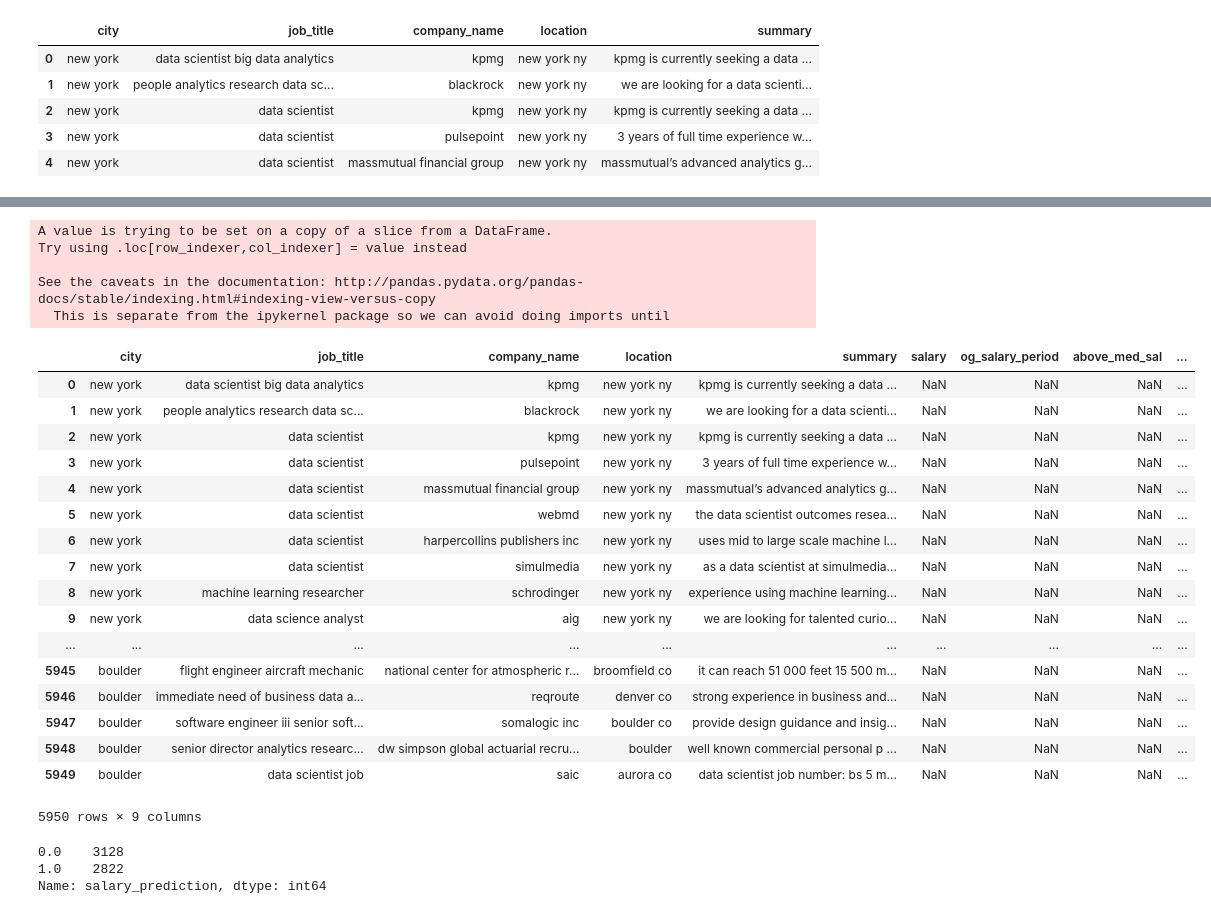
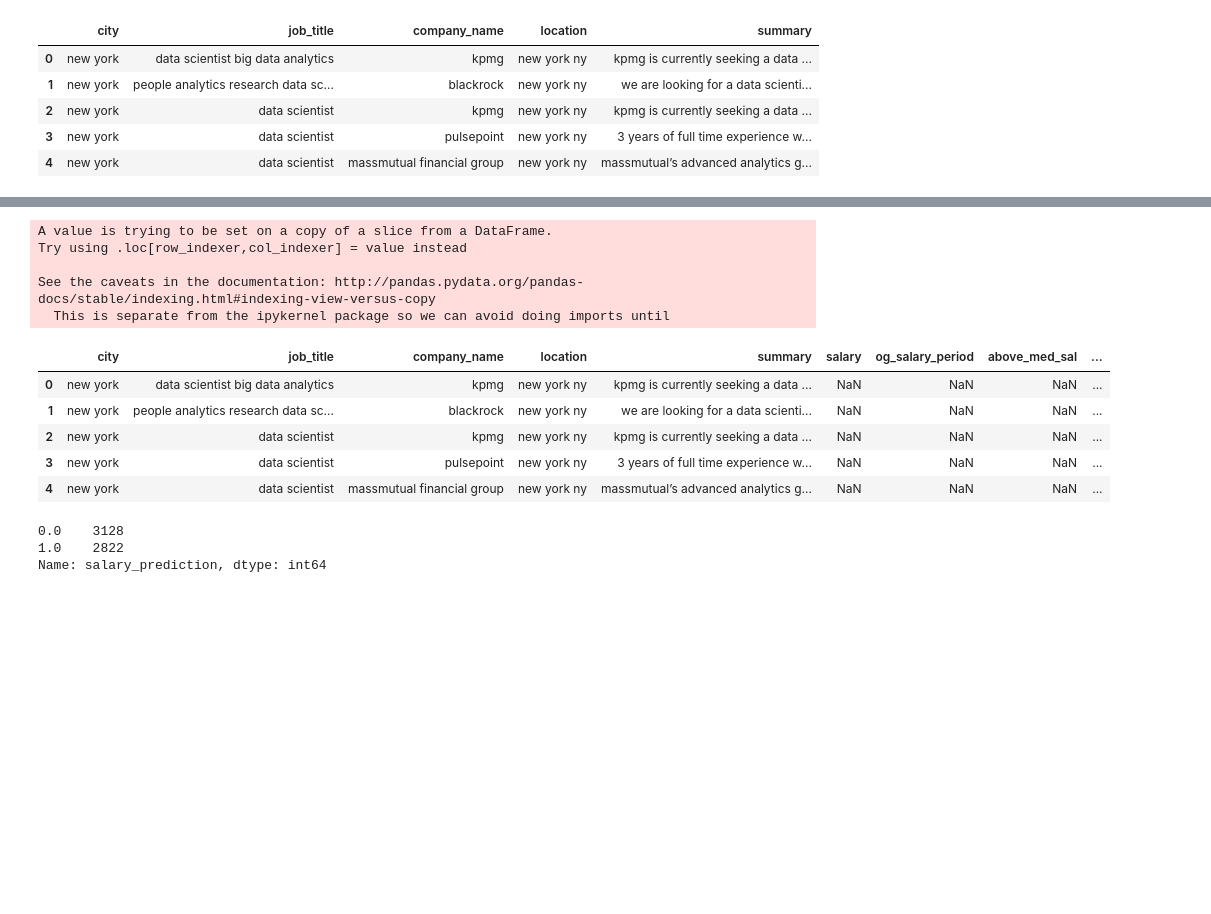
Before and after one commit to msalmon00/Portfolio, a Jupyter notebook: Indeed-Job-Scraper-Analysis-and-Salary-Predictions.ipynb, the cells around one changed output, grey strips where cells are left out. Saved outputs shown, nothing was run; the diff lists cells and outputs as text; code cells hidden in the pictures; blank space fills up the shorter version.

```diff
--- a/Indeed-Job-Scraper-Analysis-and-Salary-Predictions.ipynb
+++ b/Indeed-Job-Scraper-Analysis-and-Salary-Predictions.ipynb
@@ -408,7 +411,7 @@ plt.rcParams['figure.figsize'] = (8, 6)
 plt.rcParams['font.size'] = 17
 # %%
 #reading csv with index_col = 0, to avoid an additional unnamed column of separate index values
-scrape_data = pd.read_csv("scraped_clean.csv", index_col=0)
+scrape_data = pd.read_csv("data/scraped_clean.csv", index_col=0)
 
 #resetting index
 scrape_data.reset_index(drop=True, inplace=True)
@@ -1372,32 +1351,20 @@ See the caveats in the documentation: http://pandas.pydata.org/pandas-docs/stabl
 # %%
 #generating median salary predictions for unsalaried job postings
 predict_y = logreg.predict(predict_X)   #generates predicted values of Y_test from X_test based off of training set.
 predict_data["salary_prediction"] = predict_y
-predict_data
+predict_data.head()
 # %% [output]
 A value is trying to be set on a copy of a slice from a DataFrame.
 Try using .loc[row_indexer,col_indexer] = value instead
 
 See the caveats in the documentation: http://pandas.pydata.org/pandas-docs/stable/indexing.html#indexing-view-versus-copy
   This is separate from the ipykernel package so we can avoid doing imports until
 |  | city | job_title | company_name | location | summary | salary | og_salary_period | above_med_sal | ... |
 | 0 | new york | data scientist big data analytics | kpmg | new york ny | kpmg is currently seeking a data ... | NaN | NaN | NaN | ... |
 | 1 | new york | people analytics research data sc... | blackrock | new york ny | we are looking for a data scienti... | NaN | NaN | NaN | ... |
 | 2 | new york | data scientist | kpmg | new york ny | kpmg is currently seeking a data ... | NaN | NaN | NaN | ... |
 | 3 | new york | data scientist | pulsepoint | new york ny | 3 years of full time experience w... | NaN | NaN | NaN | ... |
 | 4 | new york | data scientist | massmutual financial group | new york ny | massmutual’s advanced analytics g... | NaN | NaN | NaN | ... |
-| 5 | new york | data scientist | webmd | new york ny | the data scientist outcomes resea... | NaN | NaN | NaN | ... |
-| 6 | new york | data scientist | harpercollins publishers inc | new york ny | uses mid to large scale machine l... | NaN | NaN | NaN | ... |
-| 7 | new york | data scientist | simulmedia | new york ny | as a data scientist at simulmedia... | NaN | NaN | NaN | ... |
-| 8 | new york | machine learning researcher | schrodinger | new york ny | experience using machine learning... | NaN | NaN | NaN | ... |
-| 9 | new york | data science analyst | aig | new york ny | we are looking for talented curio... | NaN | NaN | NaN | ... |
-| ... | ... | ... | ... | ... | ... | ... | ... | ... | ... |
-| 5945 | boulder | flight engineer aircraft mechanic | national center for atmospheric r... | broomfield co | it can reach 51 000 feet 15 500 m... | NaN | NaN | NaN | ... |
-| 5946 | boulder | immediate need of business data a... | reqroute | denver co | strong experience in business and... | NaN | NaN | NaN | ... |
-| 5947 | boulder | software engineer iii senior soft... | somalogic inc | boulder co | provide design guidance and insig... | NaN | NaN | NaN | ... |
-| 5948 | boulder | senior director analytics researc... | dw simpson global actuarial recru... | boulder | well known commercial personal p ... | NaN | NaN | NaN | ... |
-| 5949 | boulder | data scientist job | saic | aurora co | data scientist job number: bs 5 m... | NaN | NaN | NaN | ... |
-5950 rows × 9 columns
 # %%
 predict_data.salary_prediction.value_counts()
 # %% [output]
```
Also changed, not shown: parts of 65 cells of this notebook, 9 other files.
